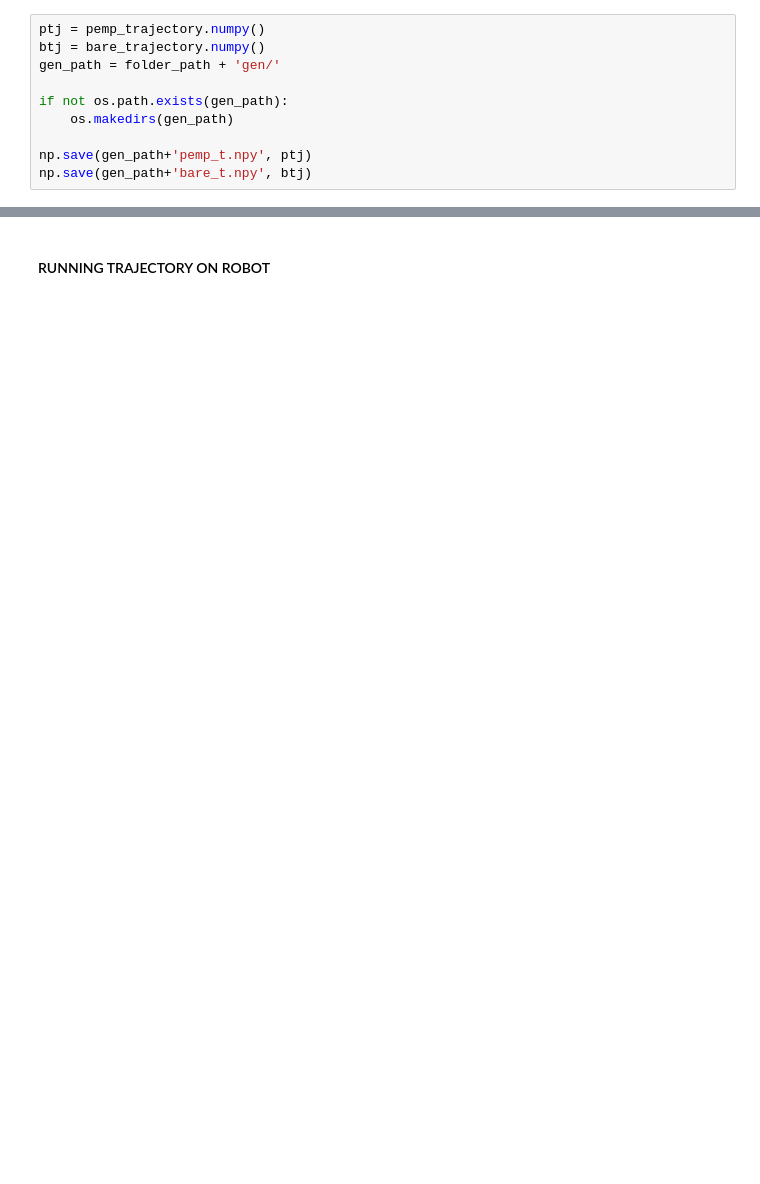
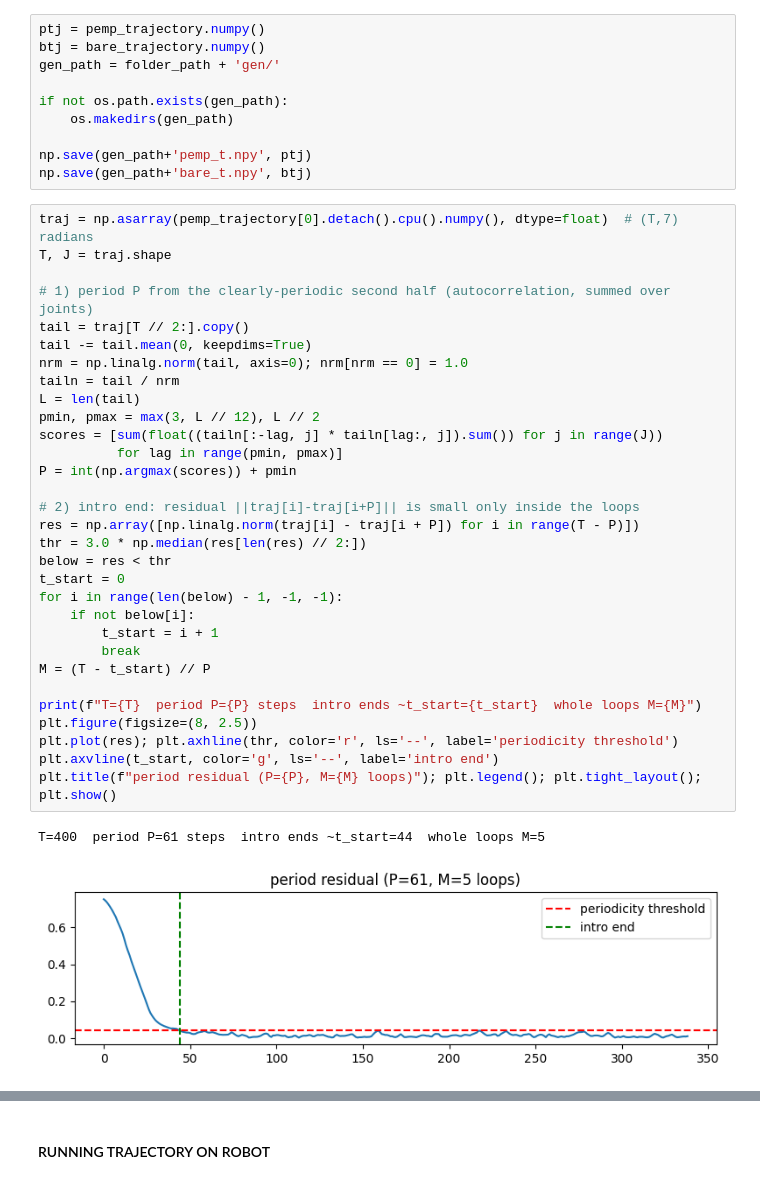
Before and after one commit to yildirimyigit/pemp, a Jupyter notebook: mindchange/test_bare_pe_with_freq_on_xarm.ipynb, the cells around one changed output, grey strips where cells are left out. Cells and saved outputs as stored; diff of their text form; blank space fills up the shorter version.

Commit message:
xarm traj ext

```diff
--- a/mindchange/test_bare_pe_with_freq_on_xarm.ipynb
+++ b/mindchange/test_bare_pe_with_freq_on_xarm.ipynb
@@ -149,3 +152,37 @@ if not os.path.exists(gen_path):
 
 np.save(gen_path+'pemp_t.npy', ptj)
 np.save(gen_path+'bare_t.npy', btj)
+# %%
+traj = np.asarray(pemp_trajectory[0].detach().cpu().numpy(), dtype=float)  # (T,7) radians
+T, J = traj.shape
+
+# 1) period P from the clearly-periodic second half (autocorrelation, summed over joints)
+tail = traj[T // 2:].copy()
+tail -= tail.mean(0, keepdims=True)
+nrm = np.linalg.norm(tail, axis=0); nrm[nrm == 0] = 1.0
+tailn = tail / nrm
+L = len(tail)
+pmin, pmax = max(3, L // 12), L // 2
+scores = [sum(float((tailn[:-lag, j] * tailn[lag:, j]).sum()) for j in range(J))
+          for lag in range(pmin, pmax)]
+P = int(np.argmax(scores)) + pmin
+
+# 2) intro end: residual ||traj[i]-traj[i+P]|| is small only inside the loops
+res = np.array([np.linalg.norm(traj[i] - traj[i + P]) for i in range(T - P)])
+thr = 3.0 * np.median(res[len(res) // 2:])
+below = res < thr
+t_start = 0
+for i in range(len(below) - 1, -1, -1):
+    if not below[i]:
+        t_start = i + 1
+        break
+M = (T - t_start) // P
+
+print(f"T={T}  period P={P} steps  intro ends ~t_start={t_start}  whole loops M={M}")
+plt.figure(figsize=(8, 2.5))
+plt.plot(res); plt.axhline(thr, color='r', ls='--', label='periodicity threshold')
+plt.axvline(t_start, color='g', ls='--', label='intro end')
+plt.title(f"period residual (P={P}, M={M} loops)"); plt.legend(); plt.tight_layout(); plt.show()
+# %% [output]
+T=400  period P=61 steps  intro ends ~t_start=44  whole loops M=5
+[figure, added]
```
Also changed, not shown: parts of 6 cells of this notebook, 4 other files.
